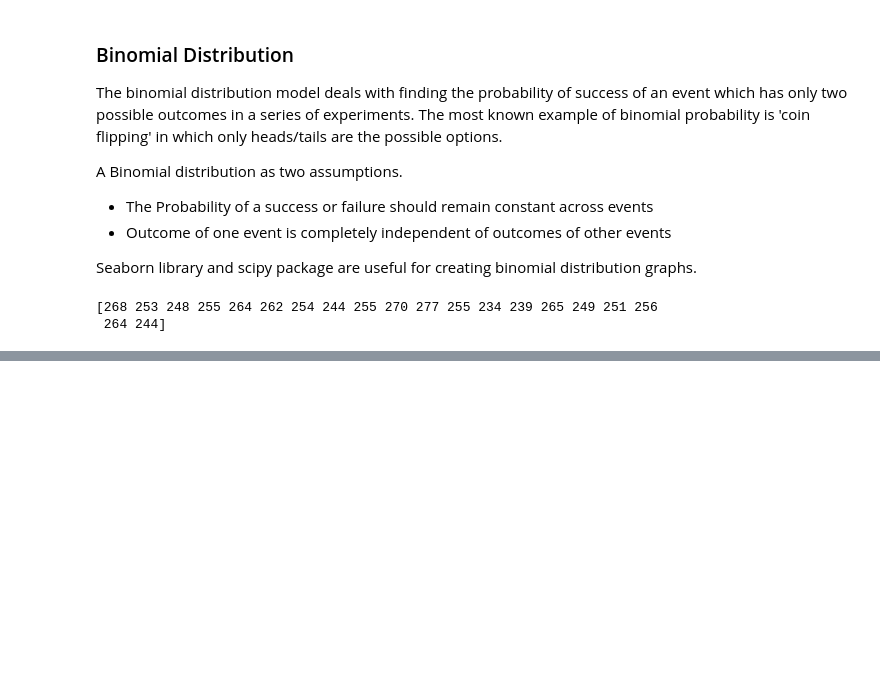
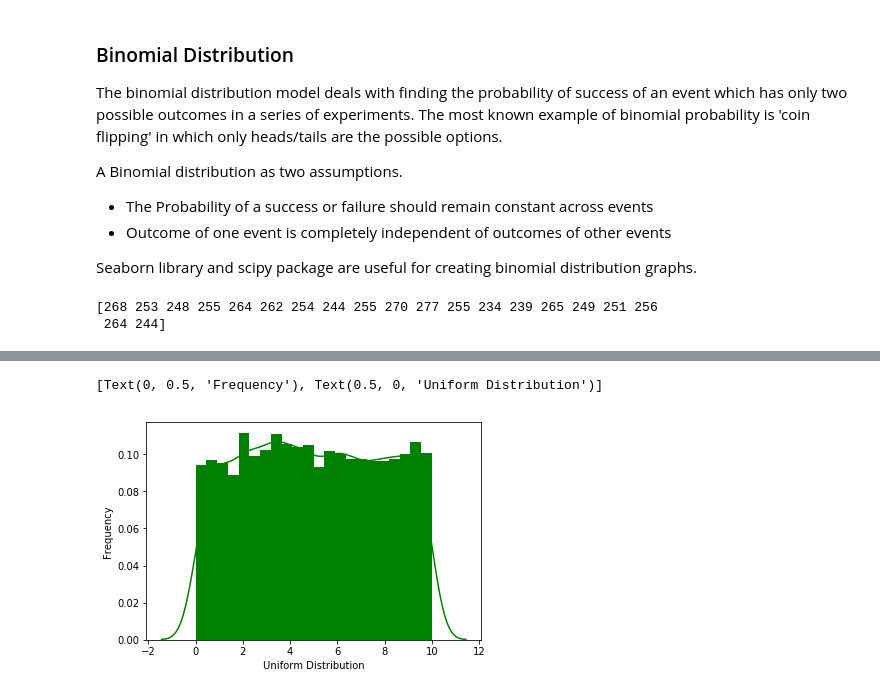
Before and after one commit to kevindooley/programming_DA_project_2019, a Jupyter notebook: numpy_tutorial.ipynb, the cells around one changed output, grey strips where cells are left out. Drawn from its saved outputs; the diff is of its cells as text; code cells hidden in the pictures; blank space fills up the shorter version.

```diff
--- a/numpy_tutorial.ipynb
+++ b/numpy_tutorial.ipynb
@@ -226,0 +316,9 @@ plot.set(xlabel="Binomial Distribution", ylabel="Frequency")
+# %%
+#using scipy and seaborn to plot a uniform distribution plot
+#10000 numbers between 0 & 10 over uniform distribution
+random_uniform = uniform.rvs(loc=0, scale=10 , size=10000)
+plot = sn.distplot(random_uniform, kde=True, color="g", hist_kws={"linewidth":5, "alpha":1})
+plot.set(xlabel="Uniform Distribution", ylabel="Frequency")
+# %% [output]
+[Text(0, 0.5, 'Frequency'), Text(0.5, 0, 'Uniform Distribution')]
+[figure, added]
```
Also changed, not shown: parts of 7 cells of this notebook, 1 other file.
